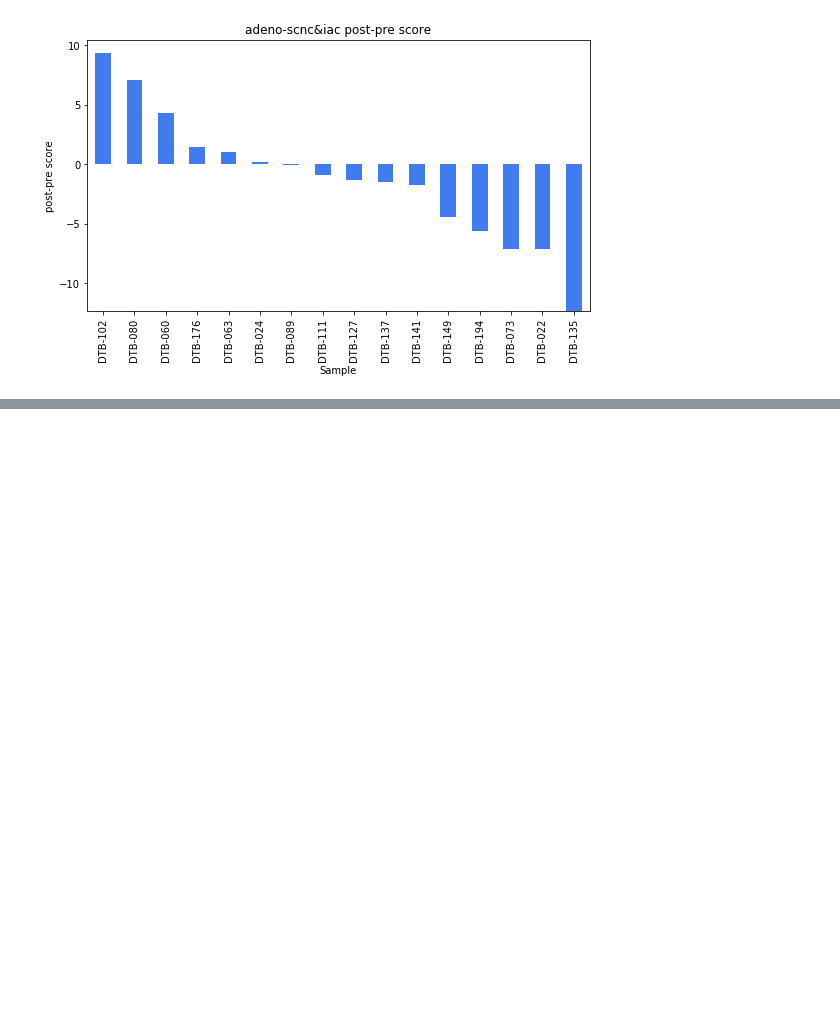
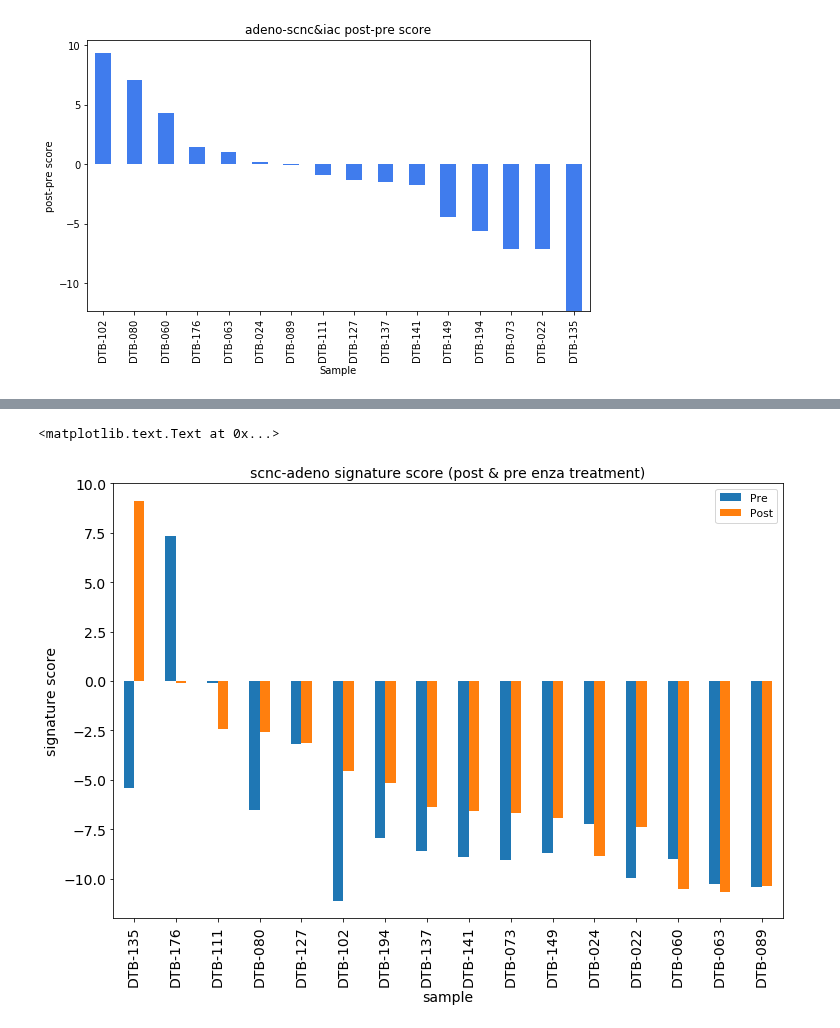
Before and after one commit to MollyZhang/ARsig_python, a Jupyter notebook: NEPCsig.ipynb, the cells around one changed output, grey strips where cells are left out. Drawn from its saved outputs; the diff is of its cells as text; code cells hidden in the pictures; blank space fills up the shorter version.

```diff
--- a/NEPCsig.ipynb
+++ b/NEPCsig.ipynb
@@ -294,0 +319,28 @@ for sig in df_combined_post_pre.columns:
+# %%
+### plot same graph with sample post-pre values side by side
+def extract_sample_name(name):
+    if name.endswith("Pro"):
+        return name[:-3]
+    elif name.endswith("Pro2"):
+        return name[:-4]
+    else:
+        assert(name[-1] in "0123456789")
+        return name
+
+sample_pair = pd.read_csv("./data/WCDT_paired_samples.tab", delimiter="\t", index_col="Sample")
+assert(sorted(list(sample_pair.index))==sorted(list(this_sig.index)))
+sample_pair_dict = dict(zip(sample_pair.index, sample_pair['TimePoint']))
+this_sig_pair = pd.DataFrame(columns=["Pre", "Post"])
+for index, row in this_sig.iterrows():
+    sample_name = extract_sample_name(index)
+    sample_type = sample_pair_dict[index]
+    this_sig_pair.set_value(sample_name, sample_type, row["scnc-adeno"])
+
+this_sig_pair.plot.bar(figsize=(12,8), fontsize=14)
+plt.title("scnc-adeno signature score (post & pre enza treatment)", fontsize=14)
+plt.ylabel("signature score", fontsize=14)
+plt.ylim((-12,10))
+plt.xlabel("sample", fontsize=14)
+# %% [output]
+<matplotlib.text.Text at 0x...>
+[figure, added]
```
Also changed, not shown: parts of 6 cells of this notebook.
